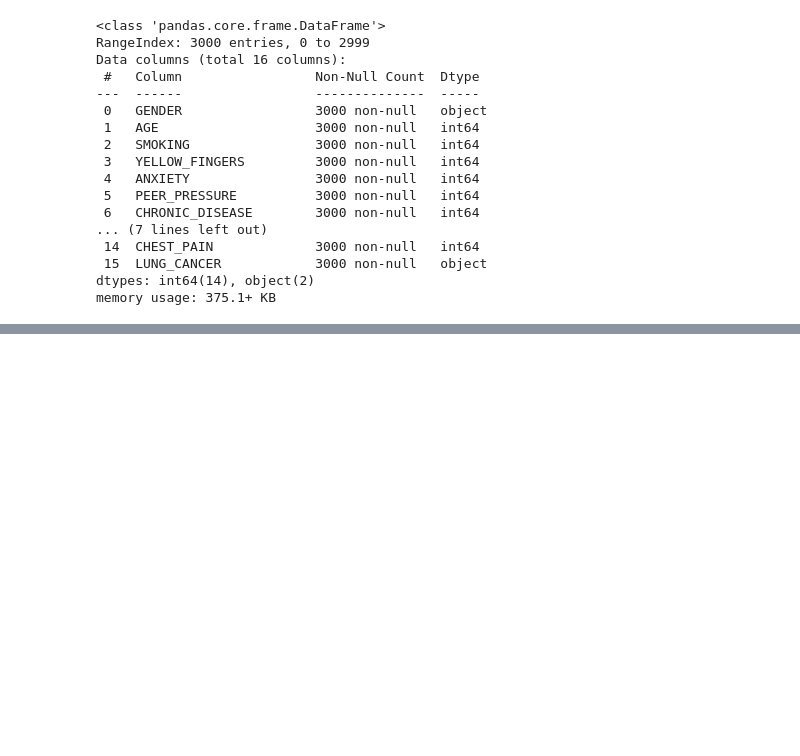
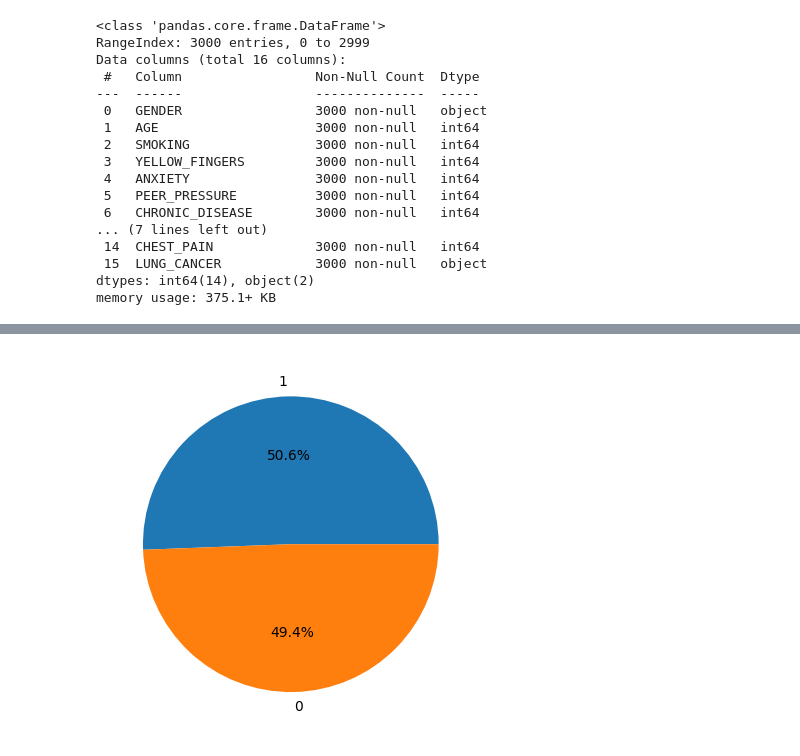
Before and after one commit to TasnimulIntazamAsif/Lung_Cancer_Identification, a Jupyter notebook: Lung_ident.ipynb, the cells around one changed output, grey strips where cells are left out. Saved outputs shown, nothing was run; the diff lists cells and outputs as text; code cells hidden in the pictures; blank space fills up the shorter version.

```diff
--- a/Lung_ident.ipynb
+++ b/Lung_ident.ipynb
@@ -121,0 +89,10 @@ Encoded dataframe shape: (3000, 18)
+# %%
+# labelencoding for numeric catagorical value
+from sklearn.preprocessing import LabelEncoder
+le=LabelEncoder()
+df_c=df[['GENDER','SMOKING', 'YELLOW_FINGERS', 'ANXIETY',
+       'PEER_PRESSURE', 'CHRONIC_DISEASE', 'FATIGUE', 'ALLERGY', 'WHEEZING',
+       'ALCOHOL_CONSUMING', 'COUGHING', 'SHORTNESS_OF_BREATH',
+       'SWALLOWING_DIFFICULTY', 'CHEST_PAIN', 'LUNG_CANCER']]
+for col in df_c.columns:
+  df[col]=le.fit_transform(df[col])
@@ -121,0 +120,21 @@ Encoded dataframe shape: (3000, 18)
+# %%
+# Convert boolean data values to numerical values
+# This will convert True to 1 and False to 0
+
+# First, identify boolean columns
+bool_columns = df.select_dtypes(include=['bool']).columns
+
+# Display the number of boolean columns found
+print(f"Number of boolean columns found: {len(bool_columns)}")
+
+# Convert boolean columns to integers (True becomes 1, False becomes 0)
+for column in bool_columns:
+    df[column] = df[column].astype(int)
+
+# Verify the conversion by checking data types
+print("\nData types after conversion:")
+print(df.dtypes.value_counts())
+
+# Display a sample of the converted data
+print("\nSample of data after boolean conversion:")
+print(df.head(3))
@@ -121,0 +179,5 @@ Encoded dataframe shape: (3000, 18)
+# %%
+plt.pie(df['LUNG_CANCER'].value_counts(),labels=df['LUNG_CANCER'].value_counts().index,autopct='%1.1f%%')
+plt.show()
+# %% [output]
+[figure, added]
```
Also changed, not shown: parts of 8 cells of this notebook.
